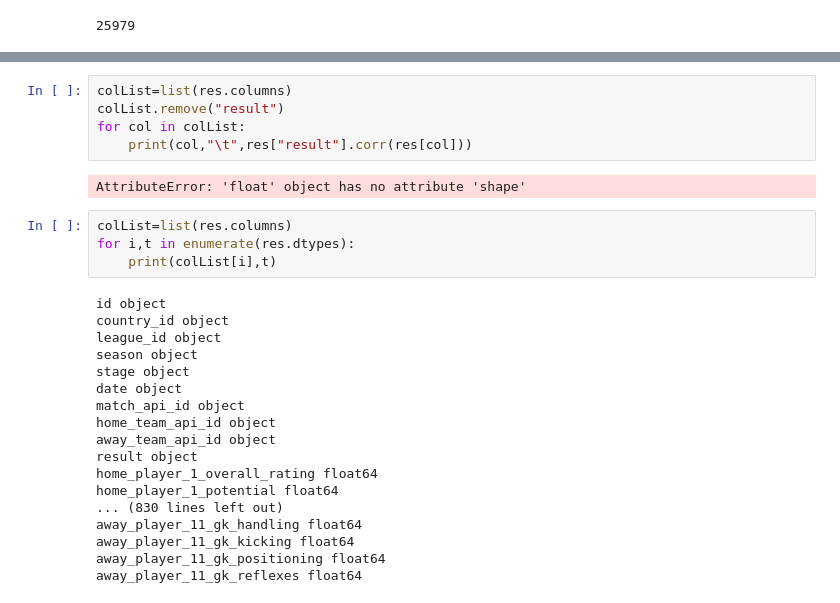
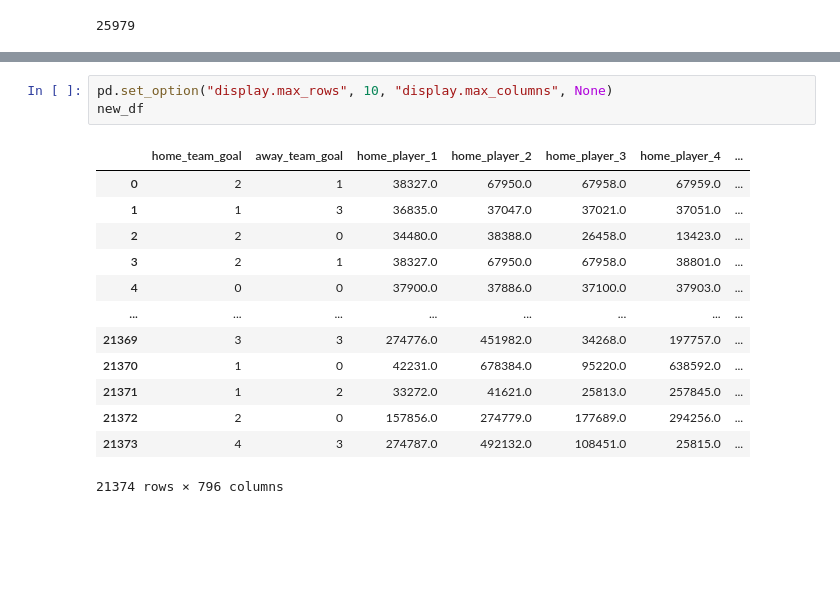
Before and after one commit to mathiasare/IdsSoccerPredictionsProject, a Jupyter notebook: dataPreparationM1.ipynb, the cells around one changed output, grey strips where cells are left out. Saved outputs shown, nothing was run; the diff lists cells and outputs as text; blank space fills up the shorter version.

```diff
--- a/dataPreparationM1.ipynb
+++ b/dataPreparationM1.ipynb
@@ -189,29 +140,17 @@ Length: 846, dtype: object
-# %%
-colList=list(res.columns)
-colList.remove("result")
-for col in colList:
-    print(col,"\t",res["result"].corr(res[col]))
-# %% [output]
-AttributeError: 'float' object has no attribute 'shape'
-# %%
-colList=list(res.columns)
-for i,t in enumerate(res.dtypes):
-    print(colList[i],t)
-# %% [output]
-id object
-country_id object
-league_id object
-season object
-stage object
-date object
-match_api_id object
-home_team_api_id object
-away_team_api_id object
-result object
-home_player_1_overall_rating float64
-home_player_1_potential float64
-... (830 lines left out)
-away_player_11_gk_handling float64
-away_player_11_gk_kicking float64
-away_player_11_gk_positioning float64
-away_player_11_gk_reflexes float64
+# %%
+pd.set_option("display.max_rows", 10, "display.max_columns", None)
+new_df
+# %% [output]
+|  | home_team_goal | away_team_goal | home_player_1 | home_player_2 | home_player_3 | home_player_4 | ... |
+| 0 | 2 | 1 | 38327.0 | 67950.0 | 67958.0 | 67959.0 | ... |
+| 1 | 1 | 3 | 36835.0 | 37047.0 | 37021.0 | 37051.0 | ... |
+| 2 | 2 | 0 | 34480.0 | 38388.0 | 26458.0 | 13423.0 | ... |
+| 3 | 2 | 1 | 38327.0 | 67950.0 | 67958.0 | 38801.0 | ... |
+| 4 | 0 | 0 | 37900.0 | 37886.0 | 37100.0 | 37903.0 | ... |
+| ... | ... | ... | ... | ... | ... | ... | ... |
+| 21369 | 3 | 3 | 274776.0 | 451982.0 | 34268.0 | 197757.0 | ... |
+| 21370 | 1 | 0 | 42231.0 | 678384.0 | 95220.0 | 638592.0 | ... |
+| 21371 | 1 | 2 | 33272.0 | 41621.0 | 25813.0 | 257845.0 | ... |
+| 21372 | 2 | 0 | 157856.0 | 274779.0 | 177689.0 | 294256.0 | ... |
+| 21373 | 4 | 3 | 274787.0 | 492132.0 | 108451.0 | 25815.0 | ... |
+21374 rows × 796 columns
```
Also changed, not shown: parts of 16 cells of this notebook, 5 other files.
